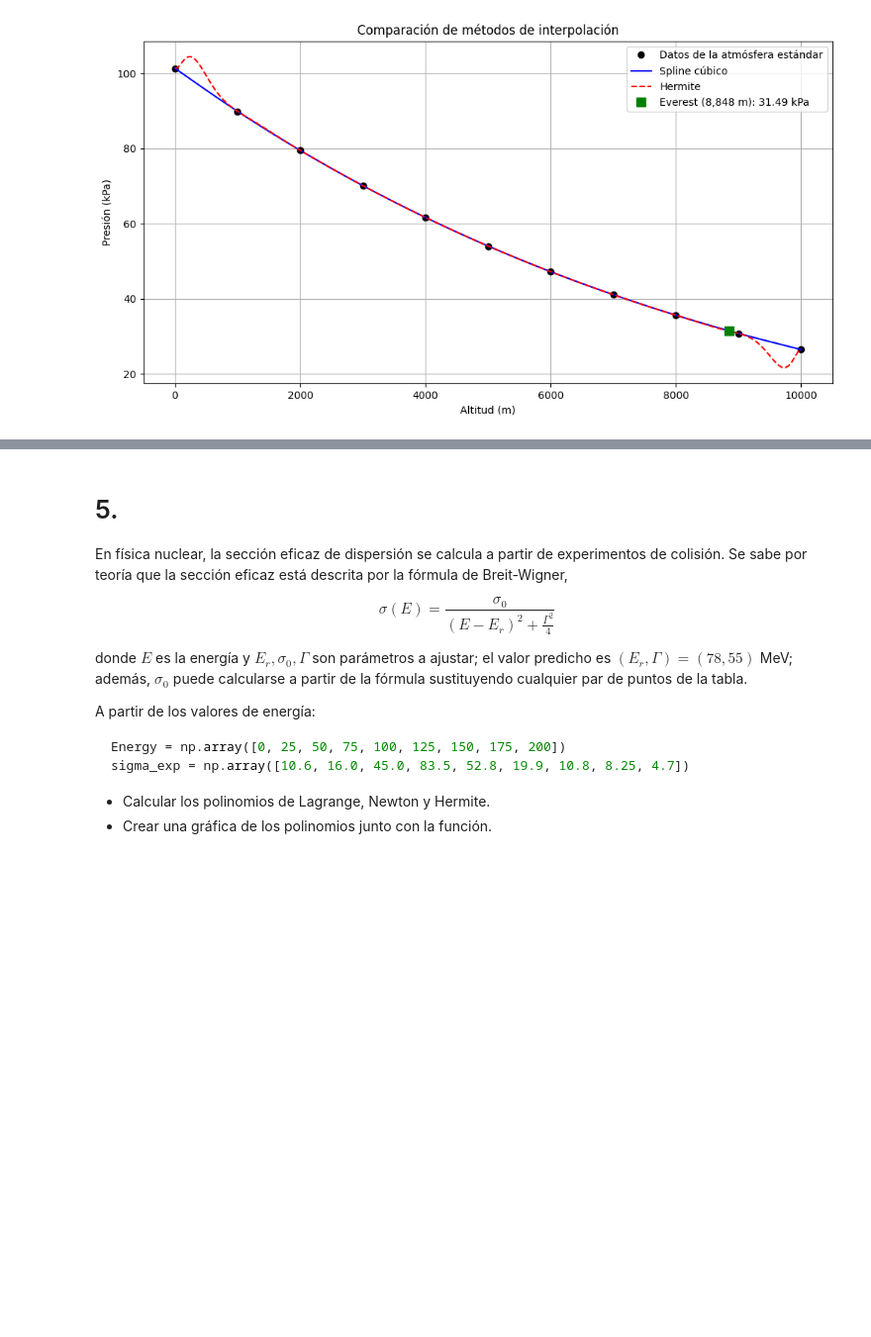
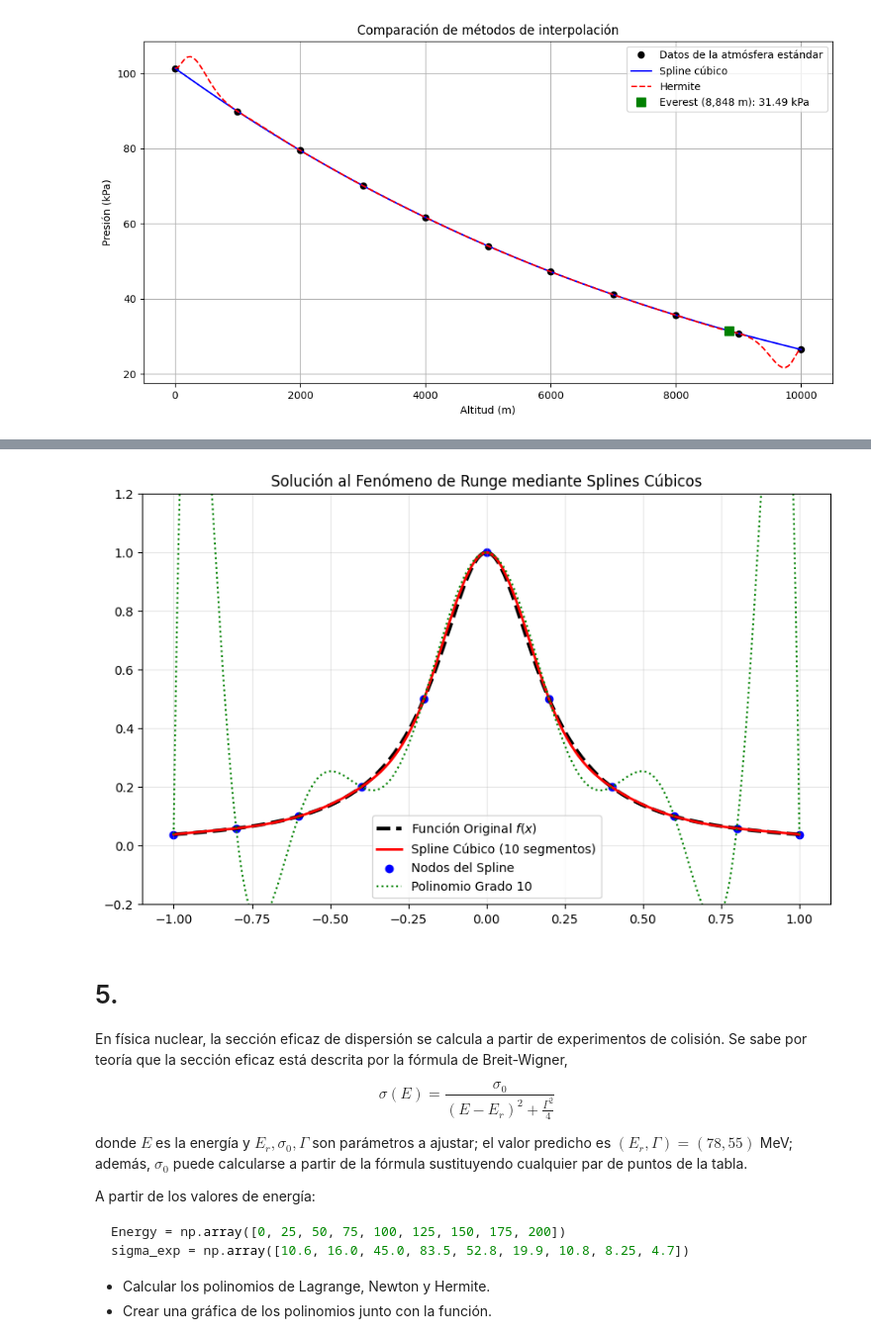
Before and after one commit to danielruizm16/ComputationalMethods_2026_I, a Jupyter notebook: Interpolación/Interpolación.ipynb, the cells around one changed output, grey strips where cells are left out. Shown at 99% size. Cells and saved outputs as stored; diff of their text form; code cells hidden in the pictures; blank space fills up the shorter version.

```diff
--- a/Interpolación/Interpolación.ipynb
+++ b/Interpolación/Interpolación.ipynb
@@ -535,3 +595,30 @@ plt.show()
+# %%
+# Nodos para el Spline
+n_spline = 11
+x_nodes_s = np.linspace(-1, 1, n_spline)
+y_nodes_s = runge_func(x_nodes_s)
+
+# Calcular el Spline Cúbico
+cs = CubicSpline(x_nodes_s, y_nodes_s)
+y_spline = cs(x_fine)
+
+# Visualización
+plt.figure(figsize=(10, 6))
+plt.plot(x_fine, y_real, 'k--', label='Función Original $f(x)$', lw=3)
+plt.plot(x_fine, y_spline, 'r', label='Spline Cúbico (10 segmentos)', lw=2)
+plt.scatter(x_nodes_s, y_nodes_s, color='bLue', label='Nodos del Spline')
+
+# Comparación con un polinomio de alto grado (ejemplo del error de Runge)
+y_poly_newton = newton_interpolation(x_nodes_s, y_nodes_s, x_fine)
+plt.plot(x_fine, y_poly_newton, 'g:', label='Polinomio Grado 10')
+
+plt.title('Solución al Fenómeno de Runge mediante Splines Cúbicos')
+plt.legend()
+plt.grid(True, alpha=0.3)
+plt.ylim(-0.2, 1.2)
+plt.show()
+# %% [output]
+[figure, added]
 # %% [markdown]
 # 5.
 
```
Also changed, not shown: parts of 4 cells of this notebook.
